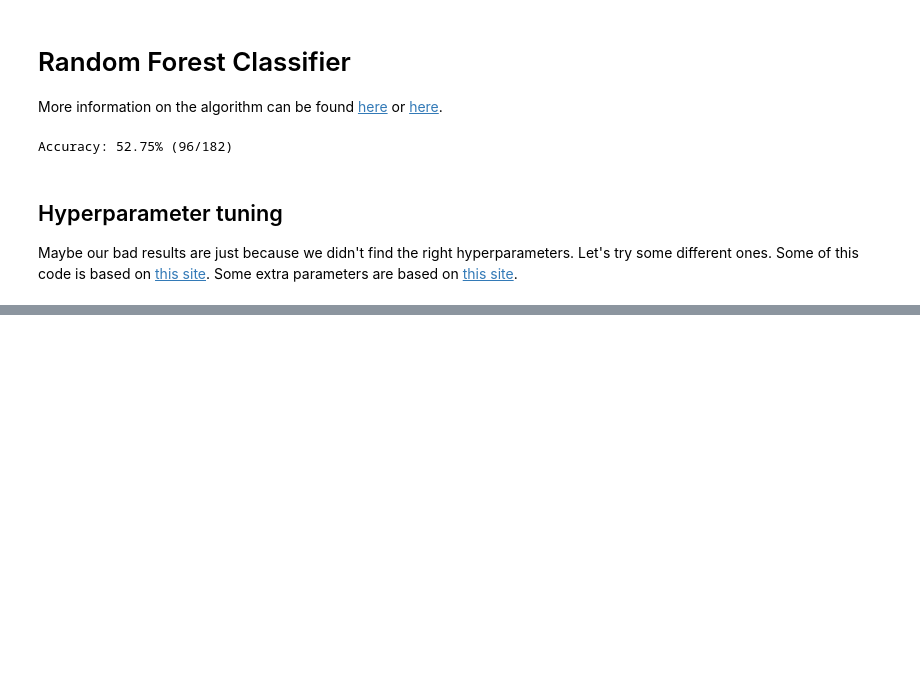
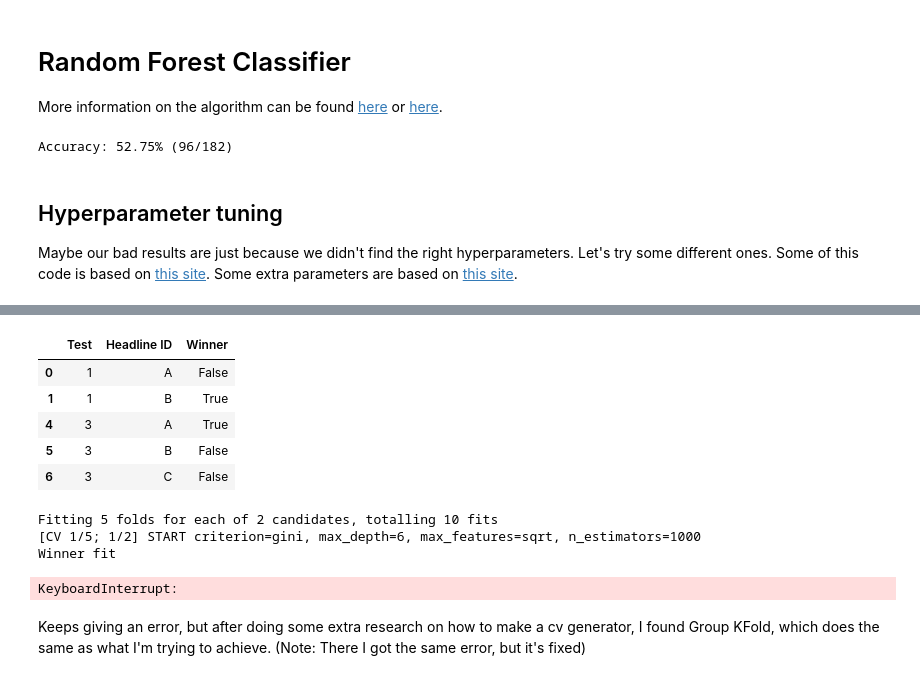
Before and after one commit to arnodeceuninck/news-headlines-research, a Jupyter notebook: 2b RandomForestClassifier.ipynb, the cells around one changed output, grey strips where cells are left out. Drawn from its saved outputs; the diff is of its cells as text; code cells hidden in the pictures; blank space fills up the shorter version.

```diff
--- a/2b RandomForestClassifier.ipynb
+++ b/2b RandomForestClassifier.ipynb
@@ -40,0 +219,32 @@ Let's test those parameters:
+# %%
+train_y_first.head()
+# %% [output]
+|  | Test | Headline ID | Winner |
+| 0 | 1 | A | False |
+| 1 | 1 | B | True |
+| 4 | 3 | A | True |
+| 5 | 3 | B | False |
+| 6 | 3 | C | False |
+# %%
+param_grid = {
+    'n_estimators': [1000],
+    'max_features': ['sqrt'],
+    'max_depth': [6, 7],
+    'criterion': ['gini']
+}
+
+model = WinnerPredictor()
+
+grid_model = GridSearchCV(model, param_grid, cv=candidate_headline_cv_split_i(train_x, 5), error_score="raise",
+                          verbose=10)
+
+grid_model.fit(train_x, train_y)
+
+grid_model.best_params_
+# %% [output]
+Fitting 5 folds for each of 2 candidates, totalling 10 fits
+[CV 1/5; 1/2] START criterion=gini, max_depth=6, max_features=sqrt, n_estimators=1000
+Winner fit
+KeyboardInterrupt:
+# %% [markdown]
+Keeps giving an error, but after doing some extra research on how to make a cv generator, I found Group KFold, which does the same as what I'm trying to achieve. (Note: There I got the same error, but it's fixed)
```
Also changed, not shown: parts of 32 cells of this notebook, 5 other files.
